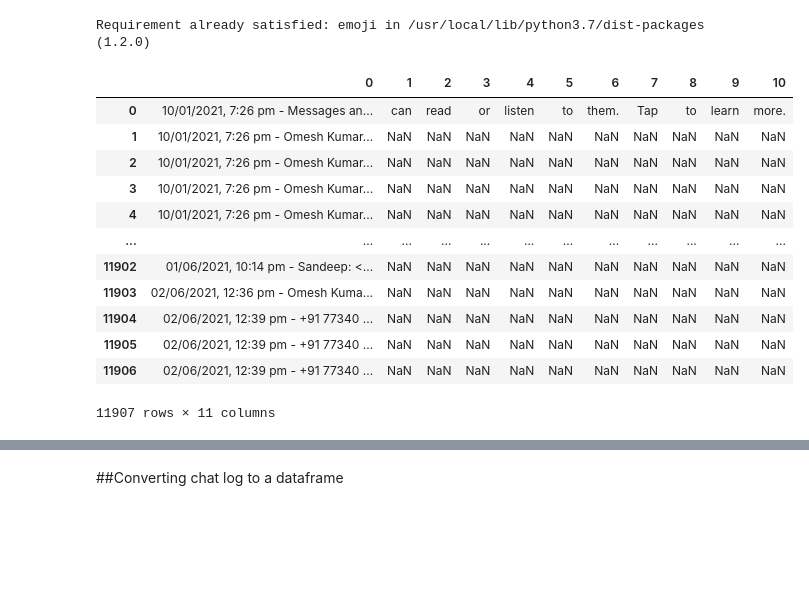
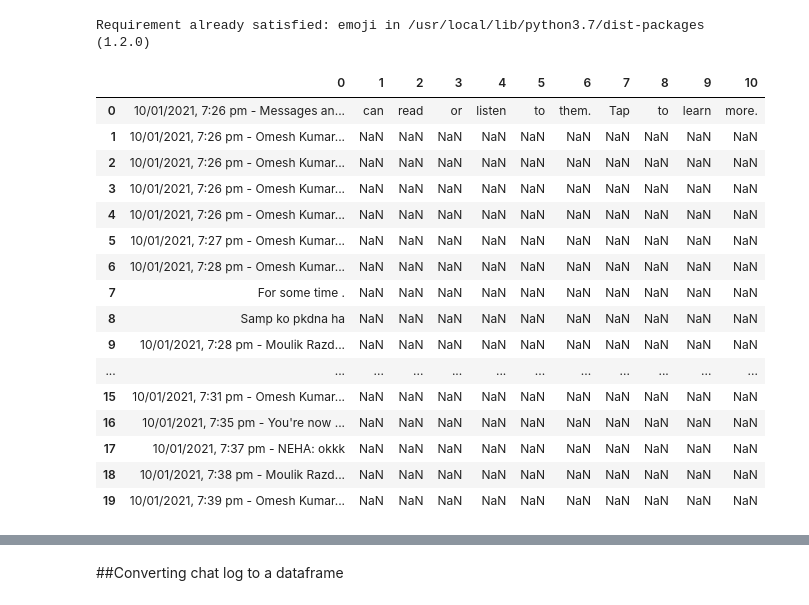
Before and after one commit to MOULIK-RAZDAN/WHATSAPP-CHATS-STATS, a Jupyter notebook: Whatsapp_(EDA).ipynb, the cells around one changed output, grey strips where cells are left out. Drawn from its saved outputs; the diff is of its cells as text; code cells hidden in the pictures; blank space fills up the shorter version.

```diff
--- a/Whatsapp_(EDA).ipynb
+++ b/Whatsapp_(EDA).ipynb
@@ -27,18 +27,22 @@ from collections import  Counter
 from wordcloud import WordCloud,STOPWORDS
 # %%
 whatsapp_df = pd.read_fwf(data_filename, header = None)
-whatsapp_df
+whatsapp_df.head(20)
 # %% [output]
 |  | 0 | 1 | 2 | 3 | 4 | 5 | 6 | 7 | 8 | 9 | 10 |
 | 0 | 10/01/2021, 7:26 pm - Messages an... | can | read | or | listen | to | them. | Tap | to | learn | more. |
 | 1 | 10/01/2021, 7:26 pm - Omesh Kumar... | NaN | NaN | NaN | NaN | NaN | NaN | NaN | NaN | NaN | NaN |
 | 2 | 10/01/2021, 7:26 pm - Omesh Kumar... | NaN | NaN | NaN | NaN | NaN | NaN | NaN | NaN | NaN | NaN |
 | 3 | 10/01/2021, 7:26 pm - Omesh Kumar... | NaN | NaN | NaN | NaN | NaN | NaN | NaN | NaN | NaN | NaN |
 | 4 | 10/01/2021, 7:26 pm - Omesh Kumar... | NaN | NaN | NaN | NaN | NaN | NaN | NaN | NaN | NaN | NaN |
+| 5 | 10/01/2021, 7:27 pm - Omesh Kumar... | NaN | NaN | NaN | NaN | NaN | NaN | NaN | NaN | NaN | NaN |
+| 6 | 10/01/2021, 7:28 pm - Omesh Kumar... | NaN | NaN | NaN | NaN | NaN | NaN | NaN | NaN | NaN | NaN |
+| 7 | For some time . | NaN | NaN | NaN | NaN | NaN | NaN | NaN | NaN | NaN | NaN |
+| 8 | Samp ko pkdna ha | NaN | NaN | NaN | NaN | NaN | NaN | NaN | NaN | NaN | NaN |
+| 9 | 10/01/2021, 7:28 pm - Moulik Razd... | NaN | NaN | NaN | NaN | NaN | NaN | NaN | NaN | NaN | NaN |
 | ... | ... | ... | ... | ... | ... | ... | ... | ... | ... | ... | ... |
-| 11902 | 01/06/2021, 10:14 pm - Sandeep: <... | NaN | NaN | NaN | NaN | NaN | NaN | NaN | NaN | NaN | NaN |
-| 11903 | 02/06/2021, 12:36 pm - Omesh Kuma... | NaN | NaN | NaN | NaN | NaN | NaN | NaN | NaN | NaN | NaN |
-| 11904 | 02/06/2021, 12:39 pm - +91 77340 ... | NaN | NaN | NaN | NaN | NaN | NaN | NaN | NaN | NaN | NaN |
-| 11905 | 02/06/2021, 12:39 pm - +91 77340 ... | NaN | NaN | NaN | NaN | NaN | NaN | NaN | NaN | NaN | NaN |
-| 11906 | 02/06/2021, 12:39 pm - +91 77340 ... | NaN | NaN | NaN | NaN | NaN | NaN | NaN | NaN | NaN | NaN |
+| 15 | 10/01/2021, 7:31 pm - Omesh Kumar... | NaN | NaN | NaN | NaN | NaN | NaN | NaN | NaN | NaN | NaN |
+| 16 | 10/01/2021, 7:35 pm - You're now ... | NaN | NaN | NaN | NaN | NaN | NaN | NaN | NaN | NaN | NaN |
+| 17 | 10/01/2021, 7:37 pm - NEHA: okkk | NaN | NaN | NaN | NaN | NaN | NaN | NaN | NaN | NaN | NaN |
+| 18 | 10/01/2021, 7:38 pm - Moulik Razd... | NaN | NaN | NaN | NaN | NaN | NaN | NaN | NaN | NaN | NaN |
+| 19 | 10/01/2021, 7:39 pm - Omesh Kumar... | NaN | NaN | NaN | NaN | NaN | NaN | NaN | NaN | NaN | NaN |
-11907 rows × 11 columns
```
Also changed, not shown: parts of 24 cells of this notebook.
